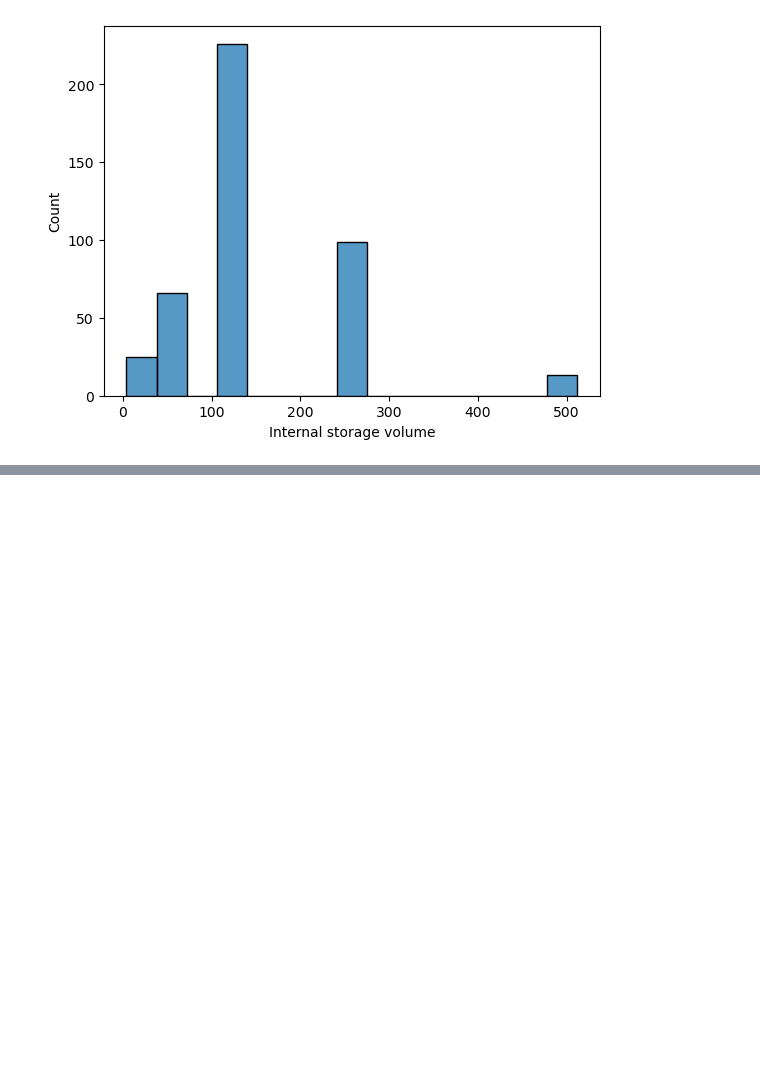
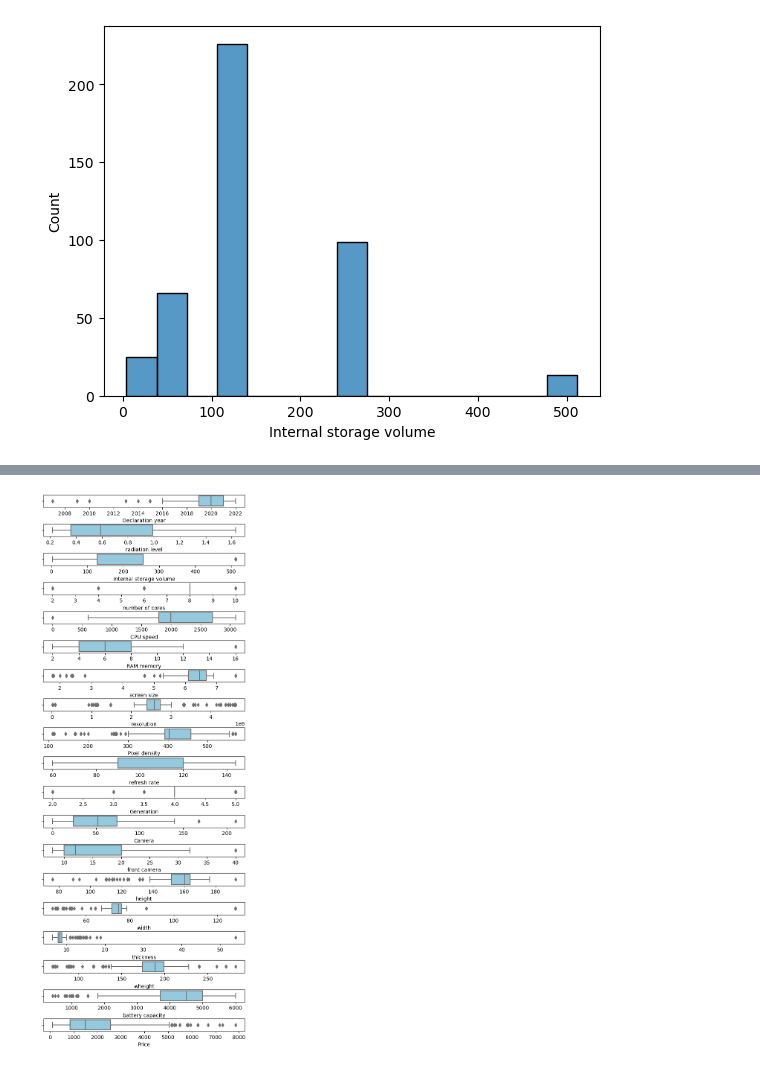
Before and after one commit to Davidtal1/PhoneProjects, a Jupyter notebook: PhonesProject.ipynb, the cells around one changed output, grey strips where cells are left out. Drawn from its saved outputs; the diff is of its cells as text; code cells hidden in the pictures; blank space fills up the shorter version.

```diff
--- a/PhonesProject.ipynb
+++ b/PhonesProject.ipynb
@@ -270,7 +270,6 @@ def cleaning_to_numeric(df):
 df_WithNone = Smalldf.copy()
 for col in df_WithNone:
     df_WithNone.loc[(df_WithNone[col] == 'לא זמין') |(df_WithNone[col] == 'יעודכן בקרוב'),col]=None
-    #|(df_WithNone[col] == 'לא רלוונטי')
 df_WithNone=cleaning_to_numeric(df_WithNone)
 df_WithNone["Autofocus"] =  np.where(df_WithNone['Autofocus']  == "כולל" , 1 , 0)
 df_WithNone["connection 3.5"] =  np.where(df_WithNone['connection 3.5']  == "ללא" , 0 , 1)
@@ -285,12 +284,15 @@ df_WithNone["FM radio"] =  np.where(df_WithNone['FM radio']  == "ללא רדיו
 df_WithNone["Removable battery"] =  np.where(df_WithNone['Removable battery']  == "לא" , 0 , 1)
 df_WithNone["External speaker"] =  np.where(df_WithNone['External speaker']  == "ללא" , 0 , 1)
 df_WithNone["kosher phone"] =  np.where(df_WithNone['kosher phone']  == "טלפון כשר" , 1, 0)
-df_WithNone["colors"] = np.where( df_WithNone['colors']!= None, 1, 0)
+#df_WithNone["colors"] = np.where( df_WithNone['colors']!= None, 1, 0)
 df_WithNone["Smartphone"] = np.where( df_WithNone['Smartphone']== "סמארטפון", 1, 0)
 df_WithNone["operating interfaceo"] = np.where( df_WithNone['operating interfaceo']!= 'None', 1, 0)
 df_WithNone["device structure"] = np.where( df_WithNone['device structure']== "פאבלט", 1, 0)
 df_WithNone["wireless charging"] =  np.where(df_WithNone['wireless charging']  == "כולל" , 1 , 0)
 df_WithNone["Bluetooth"] =  np.where(df_WithNone['Bluetooth']  != 'None' , 1 , 0)
+df_WithNone["Phone for adults"] =  np.where(df_WithNone['Phone for adults'] =='טלפון למבוגרים' , 1,0)
+
+
 for i in df_WithNone.index:
     try:
         df_WithNone['number of cores'][i]=eval(df_WithNone['number of cores'][i])
@@ -332,4 +334,7 @@ After using the pd.to_numeric all the values that werent changed got changed int
 # %%
 df_WithNone=df_WithNone.replace('None',np.nan)
 df_WithNone=df_WithNone.replace({None:np.nan})
-df_WithNone['Declaration year']
+df_WithNone = df_WithNone.replace({'ללא': 'Without'})
+df_WithNone = df_WithNone.replace({'כולל': 'Included'})
+df_WithNone = df_WithNone.replace({'SIM אחד , eSIM': 'eSIM'})
+df_WithNone = df_WithNone.replace({'Dual SIM אופציונלי': 'Optional Dual SIM'})
@@ -464,0 +416,21 @@ dfUnionPrice.describe()
+# %%
+iscol=[i for i in dfUnionPrice.columns]
+# Distinct between numerical and categorical variables
+Numericals=[]
+Categoricals=[]
+for x in iscol :
+  data = pd.DataFrame(dfUnionPrice)
+  if (type(dfUnionPrice[x][0]) == np.dtype(int) or type(data[x][0]) == np.dtype(float)) and data[x].nunique()>=4:
+    Numericals.append(x)
+  else:
+    Categoricals.append(x)
+# %%
+# Depiction of the Numericals variables in a statistical method
+NumericalData = pd.DataFrame(data,columns=Numericals)
+data_describe=NumericalData.describe().loc[['mean','50%','min','max','std'],:]
+IQR = []
+for x in NumericalData.columns:
+  q1,q3=np.percentile(NumericalData[x],[25,75])
+  IQR.append(q3-q1)
+data_describe.loc["IQR"] = IQR
+data_describe
@@ -464,0 +445,10 @@ dfUnionPrice.describe()
+# %%
+# Depiction of the Numericals variables in a graphical method
+cols = NumericalData.columns
+fig, ax = plt.subplots(len(cols),1, figsize = (6,15))
+plt.tight_layout()
+
+for i , col in enumerate(cols):
+    sns.boxplot(data = NumericalData, x = col, ax = ax[i], color = 'skyblue')
+# %% [output]
+[figure, added]
```
Also changed, not shown: parts of 16 cells of this notebook.
